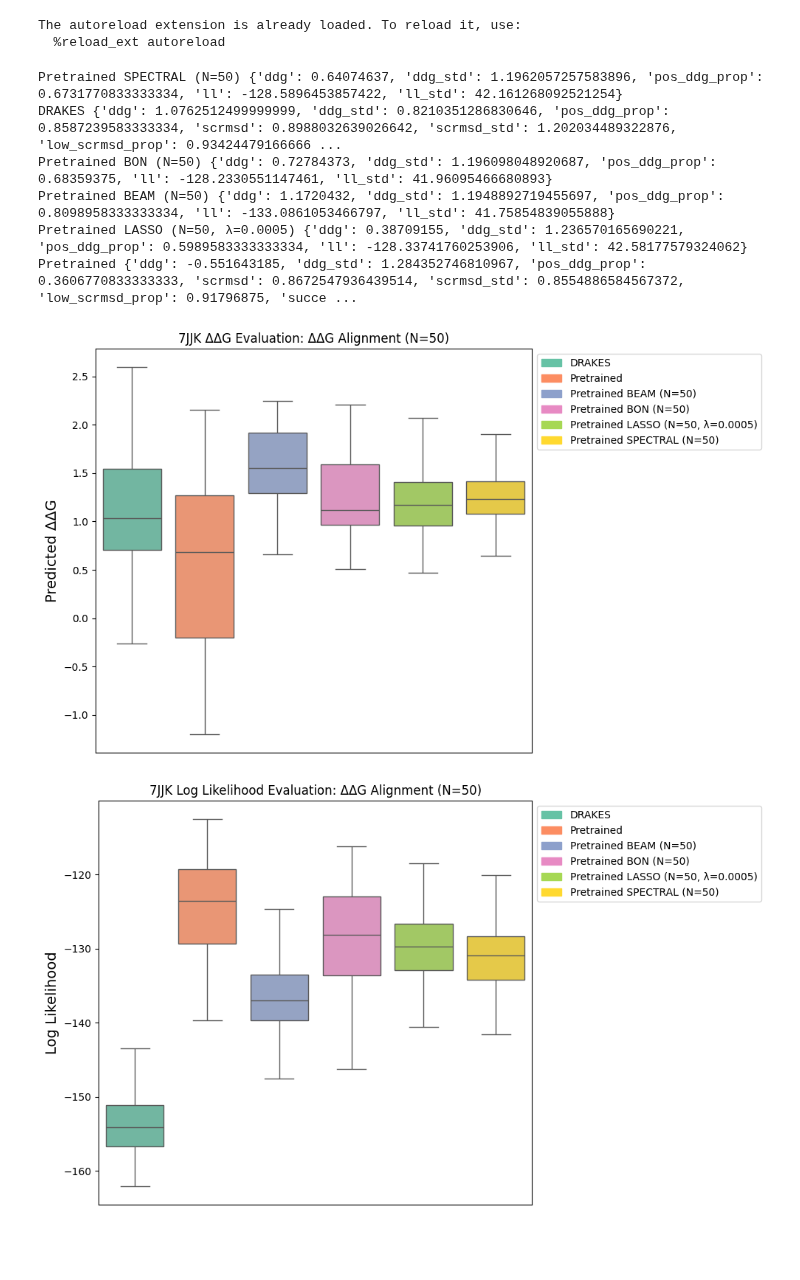
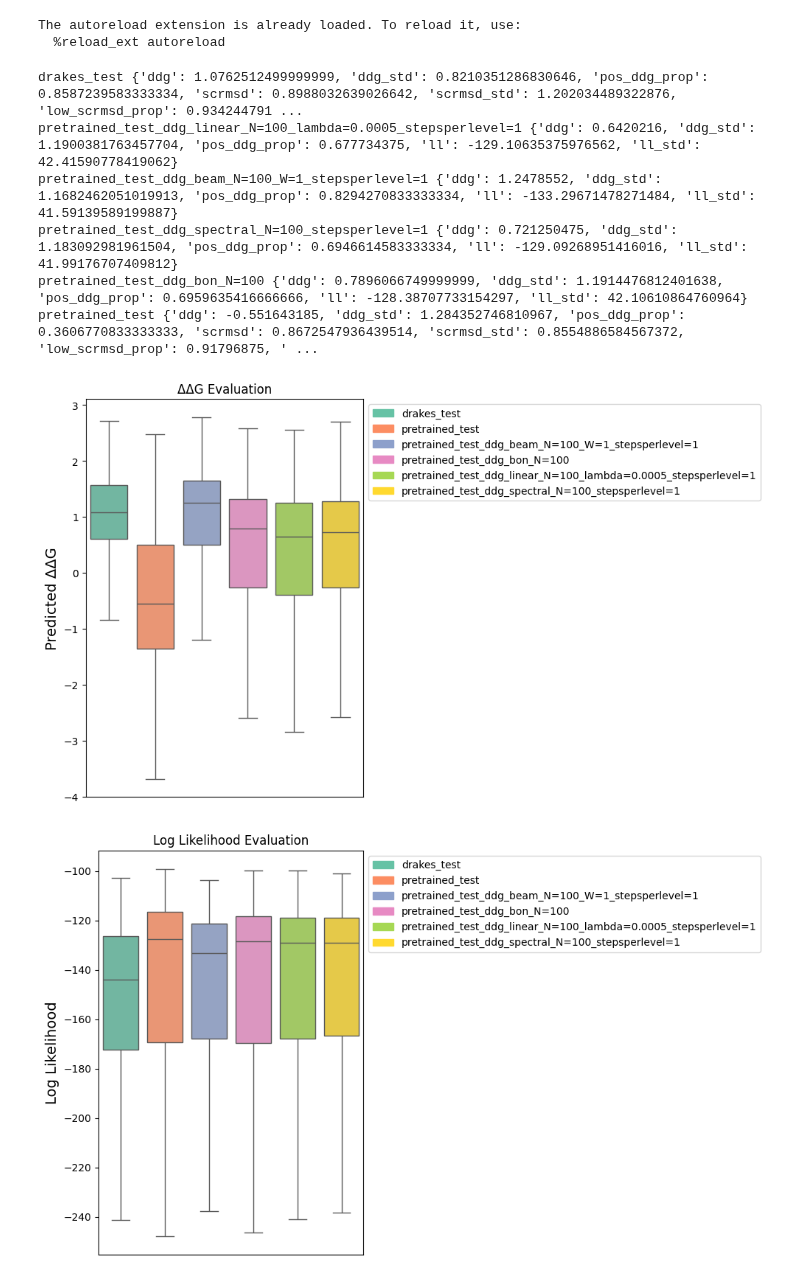
Before and after one commit to shainotshy1/BLISS_Experiments, a Jupyter notebook: DRAKES/analyze_distribution.ipynb, the cells around one changed output. Saved outputs shown, nothing was run; the diff lists cells and outputs as text; code cells hidden in the pictures; blank space fills up the shorter version.

```diff
--- a/DRAKES/analyze_distribution.ipynb
+++ b/DRAKES/analyze_distribution.ipynb
@@ -7,13 +7,13 @@ from collect_experiments import display_experiments
 The autoreload extension is already loaded. To reload it, use:
   %reload_ext autoreload
 # %%
-display_experiments(50, 'ddg', dataset='test', target_protein='7JJK')
+display_experiments(100, 'ddg', dataset='test')
 # %% [output]
-Pretrained SPECTRAL (N=50) {'ddg': 0.64074637, 'ddg_std': 1.1962057257583896, 'pos_ddg_prop': 0.6731770833333334, 'll': -128.5896453857422, 'll_std': 42.161268092521254}
-DRAKES {'ddg': 1.0762512499999999, 'ddg_std': 0.8210351286830646, 'pos_ddg_prop': 0.8587239583333334, 'scrmsd': 0.8988032639026642, 'scrmsd_std': 1.202034489322876, 'low_scrmsd_prop': 0.93424479166666 ...
-Pretrained BON (N=50) {'ddg': 0.72784373, 'ddg_std': 1.196098048920687, 'pos_ddg_prop': 0.68359375, 'll': -128.2330551147461, 'll_std': 41.96095466680893}
-Pretrained BEAM (N=50) {'ddg': 1.1720432, 'ddg_std': 1.1948892719455697, 'pos_ddg_prop': 0.8098958333333334, 'll': -133.0861053466797, 'll_std': 41.75854839055888}
-Pretrained LASSO (N=50, λ=0.0005) {'ddg': 0.38709155, 'ddg_std': 1.236570165690221, 'pos_ddg_prop': 0.5989583333333334, 'll': -128.33741760253906, 'll_std': 42.58177579324062}
-Pretrained {'ddg': -0.551643185, 'ddg_std': 1.284352746810967, 'pos_ddg_prop': 0.3606770833333333, 'scrmsd': 0.8672547936439514, 'scrmsd_std': 0.8554886584567372, 'low_scrmsd_prop': 0.91796875, 'succe ...
+drakes_test {'ddg': 1.0762512499999999, 'ddg_std': 0.8210351286830646, 'pos_ddg_prop': 0.8587239583333334, 'scrmsd': 0.8988032639026642, 'scrmsd_std': 1.202034489322876, 'low_scrmsd_prop': 0.934244791 ...
+pretrained_test_ddg_linear_N=100_lambda=0.0005_stepsperlevel=1 {'ddg': 0.6420216, 'ddg_std': 1.1900381763457704, 'pos_ddg_prop': 0.677734375, 'll': -129.10635375976562, 'll_std': 42.41590778419062}
+pretrained_test_ddg_beam_N=100_W=1_stepsperlevel=1 {'ddg': 1.2478552, 'ddg_std': 1.1682462051019913, 'pos_ddg_prop': 0.8294270833333334, 'll': -133.29671478271484, 'll_std': 41.59139589199887}
+pretrained_test_ddg_spectral_N=100_stepsperlevel=1 {'ddg': 0.721250475, 'ddg_std': 1.183092981961504, 'pos_ddg_prop': 0.6946614583333334, 'll': -129.09268951416016, 'll_std': 41.99176707409812}
+pretrained_test_ddg_bon_N=100 {'ddg': 0.7896066749999999, 'ddg_std': 1.1914476812401638, 'pos_ddg_prop': 0.6959635416666666, 'll': -128.38707733154297, 'll_std': 42.10610864760964}
+pretrained_test {'ddg': -0.551643185, 'ddg_std': 1.284352746810967, 'pos_ddg_prop': 0.3606770833333333, 'scrmsd': 0.8672547936439514, 'scrmsd_std': 0.8554886584567372, 'low_scrmsd_prop': 0.91796875, ' ...
-[figure, old version]
+[figure, new version]
-[figure, old version]
+[figure, new version]
```
Also changed, not shown: 1 other file.
